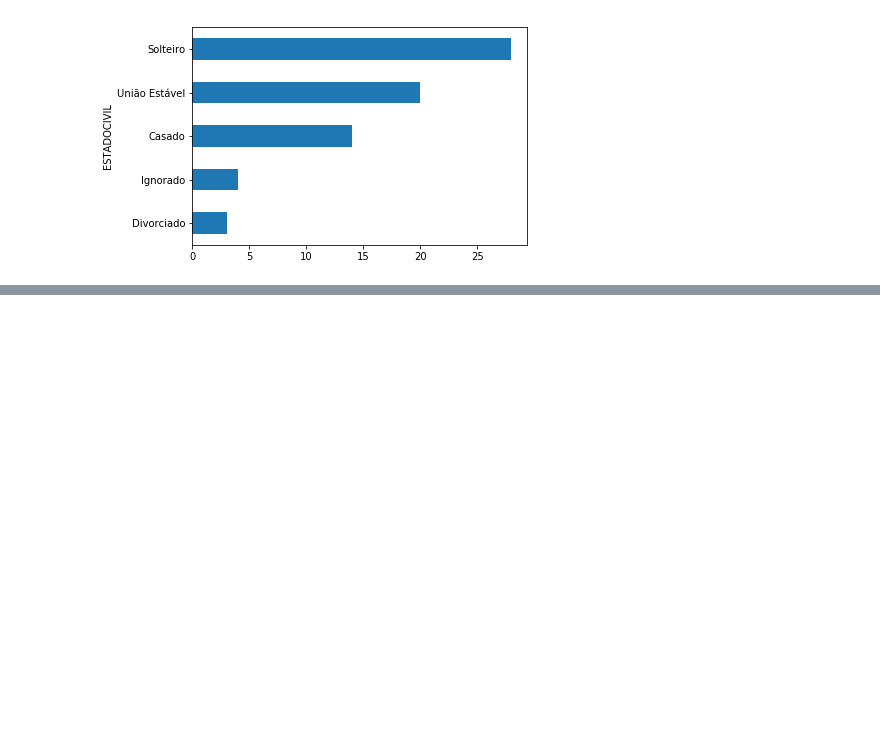
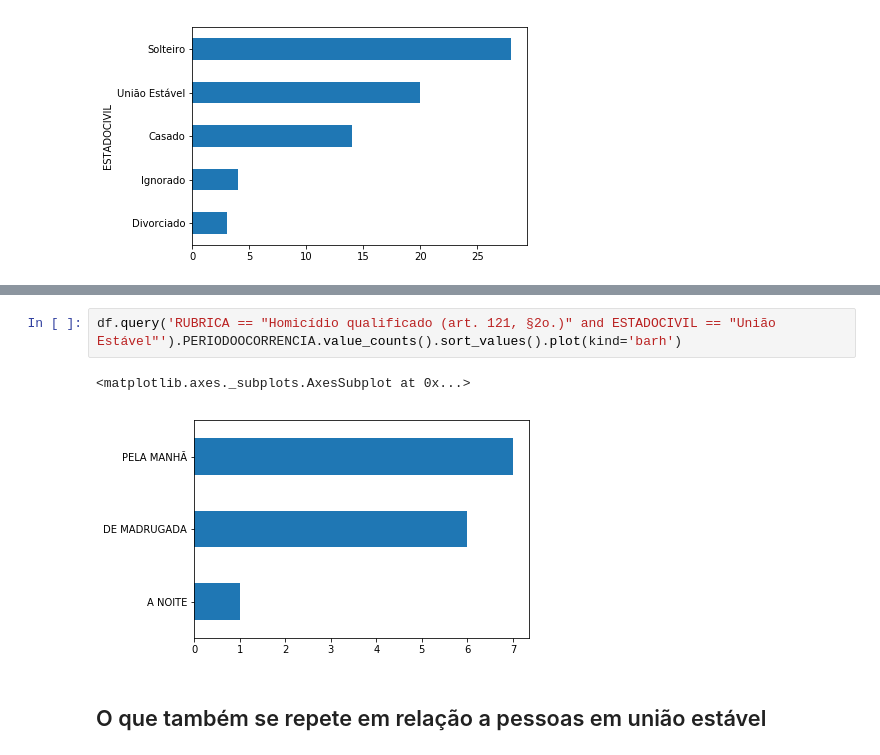
Before and after one commit to zKIQ/JupyterNotebook, a Jupyter notebook: Dados Feminicídio SP.ipynb, the cells around one changed output, grey strips where cells are left out. Cells and saved outputs as stored; diff of their text form; blank space fills up the shorter version.

```diff
--- a/Dados Feminicídio SP.ipynb
+++ b/Dados Feminicídio SP.ipynb
@@ -51,0 +122,7 @@ df.groupby('ESTADOCIVIL').size().sort_values().plot(kind='barh')
+# %%
+df.query('RUBRICA == "Homicídio qualificado (art. 121, §2o.)" and ESTADOCIVIL == "União Estável"').PERIODOOCORRENCIA.value_counts().sort_values().plot(kind='barh')
+# %% [output]
+<matplotlib.axes._subplots.AxesSubplot at 0x...>
+[figure, added]
+# %% [markdown]
+## O que também se repete em relação a pessoas em união estável
```
Also changed, not shown: parts of 16 cells of this notebook.
